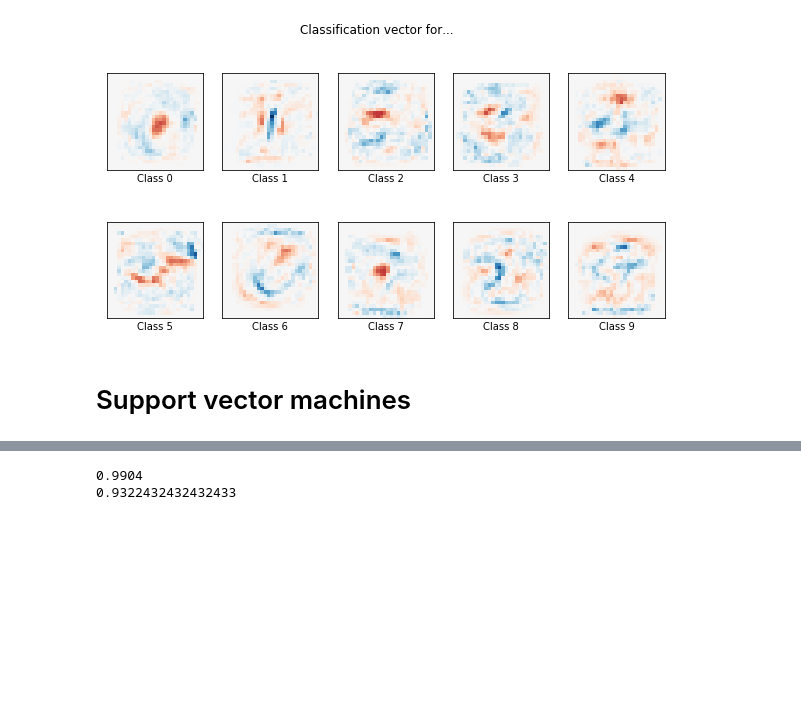
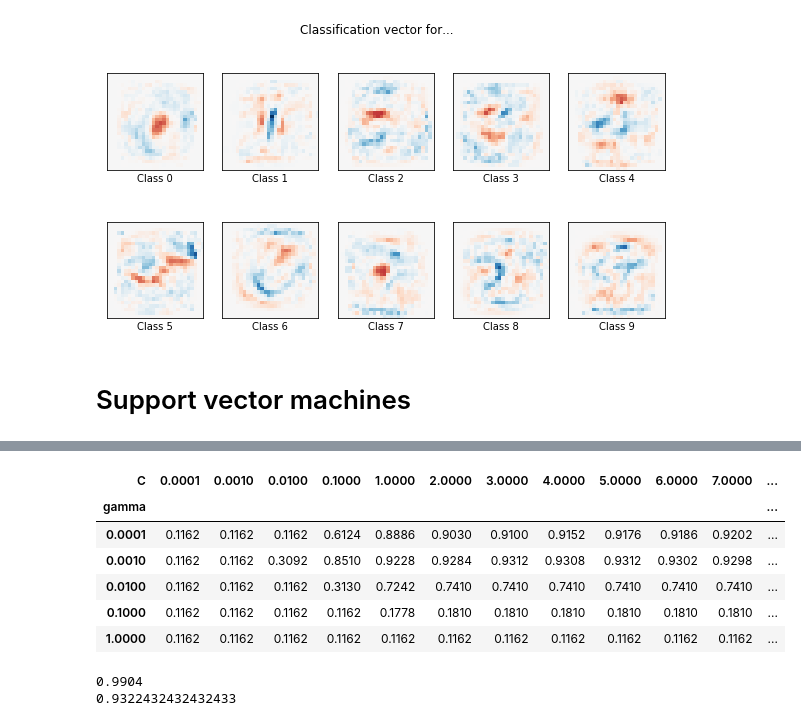
Before and after one commit to MikerT86/PR_assignment, a Jupyter notebook: Assignment part 5 and 6.ipynb, the cells around one changed output, grey strips where cells are left out. Cells and saved outputs as stored; diff of their text form; code cells hidden in the pictures; blank space fills up the shorter version.

```diff
--- a/Assignment part 5 and 6.ipynb
+++ b/Assignment part 5 and 6.ipynb
@@ -156,7 +247,7 @@ from sklearn.svm import SVC, NuSVC, LinearSVC
 from sklearn.model_selection import GridSearchCV
 
 def svc_param_selection(X, y, nfolds):
-    Cs = [0.0001, 0.001, 0.01, 0.1, 1, 2, 3, 4, 5, 6, 7, 8, 9, 10]
+    Cs = [0.0001, 0.001, 0.01, 0.1, 1, 2, 3, 4, 5, 6, 7, 8, 9, 10, 100, 1000, 10000]
     gammas = [0.0001, 0.001, 0.01, 0.1, 1]
     param_grid = {'C': Cs, 'gamma' : gammas}
     grid = GridSearchCV(SVC(kernel='rbf'), param_grid, n_jobs=-1, cv=nfolds, verbose=1)
@@ -164,11 +255,11 @@ def svc_param_selection(X, y, nfolds):
     grid.best_params_
     return grid_result
 
-# svm_grid_result = svc_param_selection(X_train, y_train, 10)
+svm_grid_result = svc_param_selection(X_train, y_train, 10)
 
-# print("Best: %f using %s" % (svm_grid_result.best_score_, svm_grid_result.best_params_))
-# means_svm = svm_grid_result.cv_results_['mean_test_score']
-# stds_svm = svm_grid_result.cv_results_['std_test_score']
-# params_svm = svm_grid_result.cv_results_['params']
-# for mean, stdev, param in zip(means_svm, stds_svm, params_svm):
-#     print("%f (%f) with: %r" % (mean, stdev, param))
+print("Best: %f using %s" % (svm_grid_result.best_score_, svm_grid_result.best_params_))
+means_svm = svm_grid_result.cv_results_['mean_test_score']
+stds_svm = svm_grid_result.cv_results_['std_test_score']
+params_svm = svm_grid_result.cv_results_['params']
+for mean, stdev, param in zip(means_svm, stds_svm, params_svm):
+    print("%f (%f) with: %r" % (mean, stdev, param))
@@ -175,3 +291,15 @@ def svc_param_selection(X, y, nfolds):
+# %%
+svm_pd_result = pd.concat([pd.DataFrame(svm_grid_result.cv_results_["params"]),pd.DataFrame(svm_grid_result.cv_results_["mean_test_score"], columns=["Accuracy"])],axis=1)
+# %%
+svm_pd_result.pivot(index="gamma", columns="C", values="Accuracy")
+# %% [output]
+| C | 0.0001 | 0.0010 | 0.0100 | 0.1000 | 1.0000 | 2.0000 | 3.0000 | 4.0000 | 5.0000 | 6.0000 | 7.0000 | ... |
+| gamma |  |  |  |  |  |  |  |  |  |  |  | ... |
+| 0.0001 | 0.1162 | 0.1162 | 0.1162 | 0.6124 | 0.8886 | 0.9030 | 0.9100 | 0.9152 | 0.9176 | 0.9186 | 0.9202 | ... |
+| 0.0010 | 0.1162 | 0.1162 | 0.3092 | 0.8510 | 0.9228 | 0.9284 | 0.9312 | 0.9308 | 0.9312 | 0.9302 | 0.9298 | ... |
+| 0.0100 | 0.1162 | 0.1162 | 0.1162 | 0.3130 | 0.7242 | 0.7410 | 0.7410 | 0.7410 | 0.7410 | 0.7410 | 0.7410 | ... |
+| 0.1000 | 0.1162 | 0.1162 | 0.1162 | 0.1162 | 0.1778 | 0.1810 | 0.1810 | 0.1810 | 0.1810 | 0.1810 | 0.1810 | ... |
+| 1.0000 | 0.1162 | 0.1162 | 0.1162 | 0.1162 | 0.1162 | 0.1162 | 0.1162 | 0.1162 | 0.1162 | 0.1162 | 0.1162 | ... |
 # %%
 SVC = SVC(kernel="rbf",
           gamma=0.001,
```
Also changed, not shown: parts of 17 cells of this notebook.
